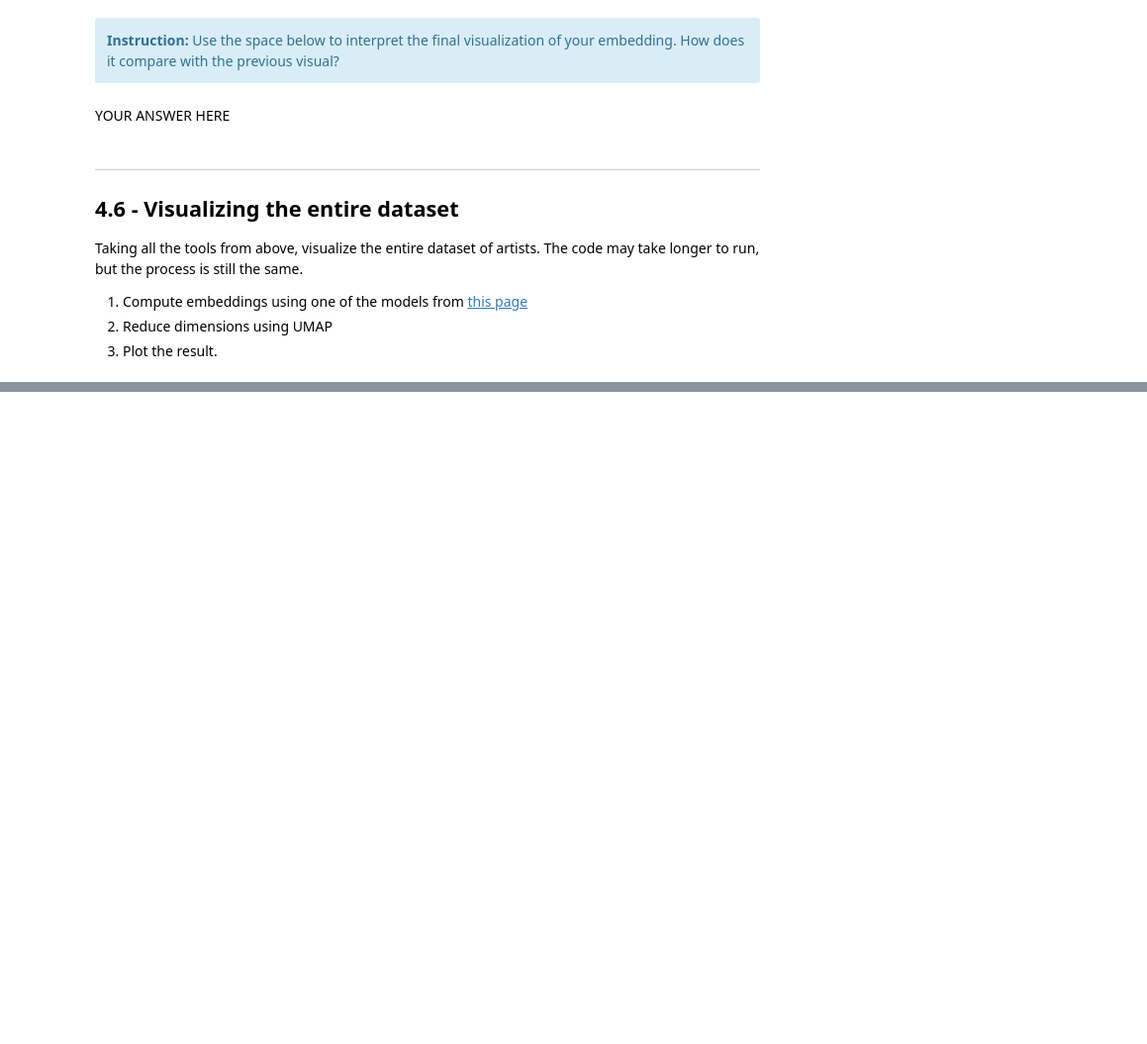
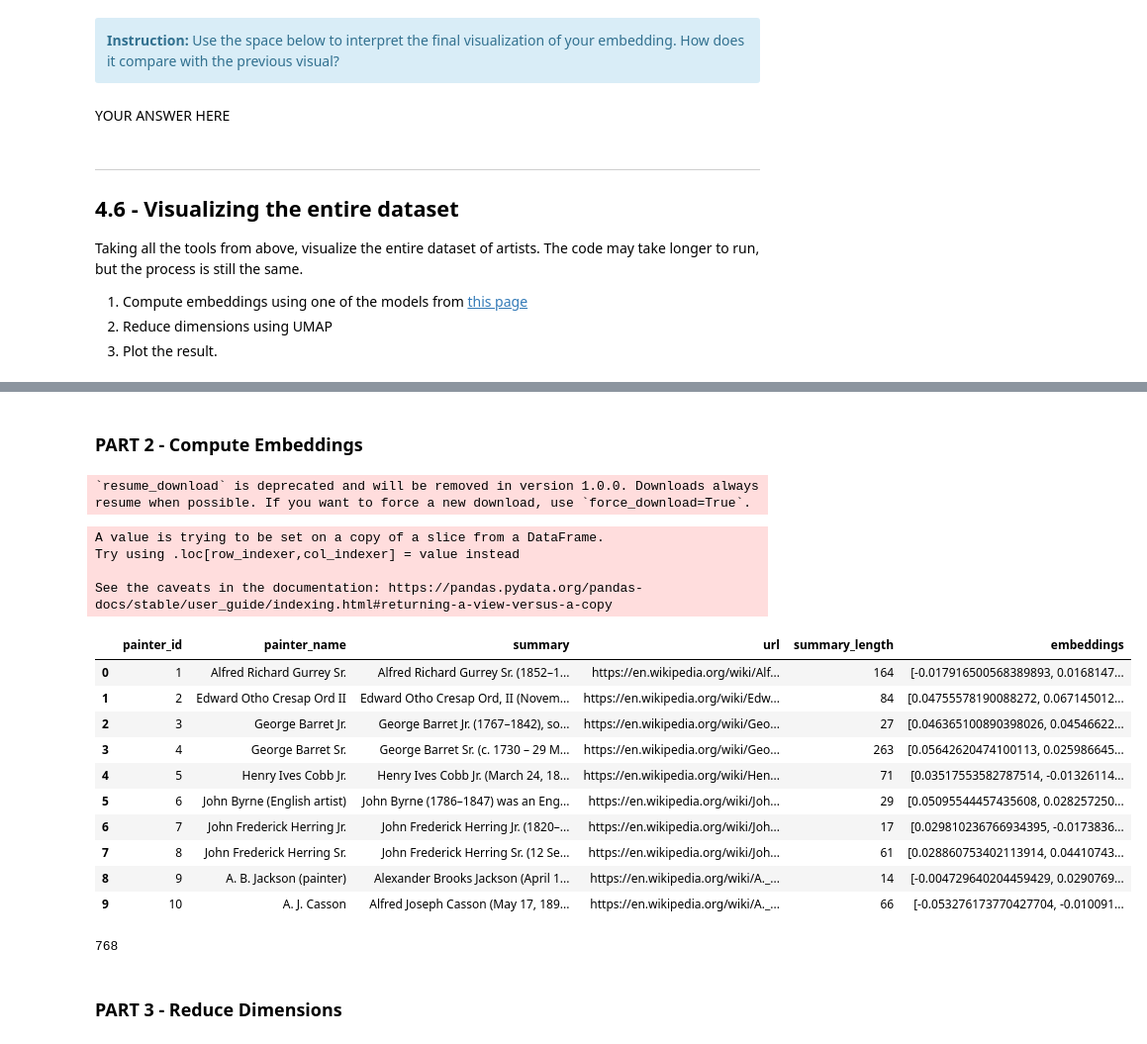
Before and after one commit to aica-wavelab/aica-assignments, a Jupyter notebook: A5_semantic_similarities_visualization/painter_biography_analysis.ipynb, the cells around one changed output, grey strips where cells are left out. Shown at 99% size. Saved outputs shown, nothing was run; the diff lists cells and outputs as text; code cells hidden in the pictures; blank space fills up the shorter version.

```diff
--- a/A5_semantic_similarities_visualization/painter_biography_analysis.ipynb
+++ b/A5_semantic_similarities_visualization/painter_biography_analysis.ipynb
@@ -298,0 +577,40 @@ raise NotImplementedError()
+# %% [markdown]
+### PART 2 - Compute Embeddings
+# %%
+from sentence_transformers import SentenceTransformer
+
+# Load the pre-trained model
+model = SentenceTransformer("msmarco-distilbert-cos-v5")
+
+painter_summaries_clean["embeddings"] = painter_summaries_clean["summary"].apply(
+    lambda x: model.encode(x).tolist()
+)
+painter_summaries_clean.head(10)
+# %% [output]
+`resume_download` is deprecated and will be removed in version 1.0.0. Downloads always resume when possible. If you want to force a new download, use `force_download=True`.
+A value is trying to be set on a copy of a slice from a DataFrame.
+Try using .loc[row_indexer,col_indexer] = value instead
+
+See the caveats in the documentation: https://pandas.pydata.org/pandas-docs/stable/user_guide/indexing.html#returning-a-view-versus-a-copy
+|  | painter_id | painter_name | summary | url | summary_length | embeddings |
+| 0 | 1 | Alfred Richard Gurrey Sr. | Alfred Richard Gurrey Sr. (1852–1... | https://en.wikipedia.org/wiki/Alf... | 164 | [-0.017916500568389893, 0.0168147... |
+| 1 | 2 | Edward Otho Cresap Ord II | Edward Otho Cresap Ord, II (Novem... | https://en.wikipedia.org/wiki/Edw... | 84 | [0.04755578190088272, 0.067145012... |
+| 2 | 3 | George Barret Jr. | George Barret Jr. (1767–1842), so... | https://en.wikipedia.org/wiki/Geo... | 27 | [0.046365100890398026, 0.04546622... |
+| 3 | 4 | George Barret Sr. | George Barret Sr. (c. 1730 – 29 M... | https://en.wikipedia.org/wiki/Geo... | 263 | [0.05642620474100113, 0.025986645... |
+| 4 | 5 | Henry Ives Cobb Jr. | Henry Ives Cobb Jr. (March 24, 18... | https://en.wikipedia.org/wiki/Hen... | 71 | [0.03517553582787514, -0.01326114... |
+| 5 | 6 | John Byrne (English artist) | John Byrne (1786–1847) was an Eng... | https://en.wikipedia.org/wiki/Joh... | 29 | [0.05095544457435608, 0.028257250... |
+| 6 | 7 | John Frederick Herring Jr. | John Frederick Herring Jr. (1820–... | https://en.wikipedia.org/wiki/Joh... | 17 | [0.029810236766934395, -0.0173836... |
+| 7 | 8 | John Frederick Herring Sr. | John Frederick Herring Sr. (12 Se... | https://en.wikipedia.org/wiki/Joh... | 61 | [0.028860753402113914, 0.04410743... |
+| 8 | 9 | A. B. Jackson (painter) | Alexander Brooks Jackson (April 1... | https://en.wikipedia.org/wiki/A._... | 14 | [-0.004729640204459429, 0.0290769... |
+| 9 | 10 | A. J. Casson | Alfred Joseph Casson (May 17, 189... | https://en.wikipedia.org/wiki/A._... | 66 | [-0.053276173770427704, -0.010091... |
+# %%
+# As a sanity check, let's see the length of the embeddings for Vincent van Gogh.
+
+van_gogh = painter_summaries_clean[
+    painter_summaries_clean["painter_name"] == "Vincent van Gogh"
+]["embeddings"].values[0]
+len(van_gogh)
+# %% [output]
+768
+# %% [markdown]
+### PART 3 - Reduce Dimensions
```
Also changed, not shown: parts of 23 cells of this notebook, 4 other files.
